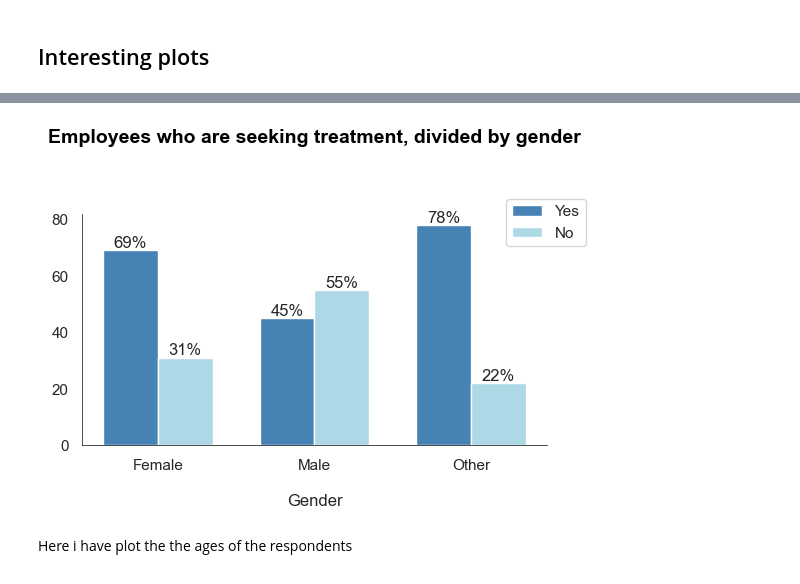
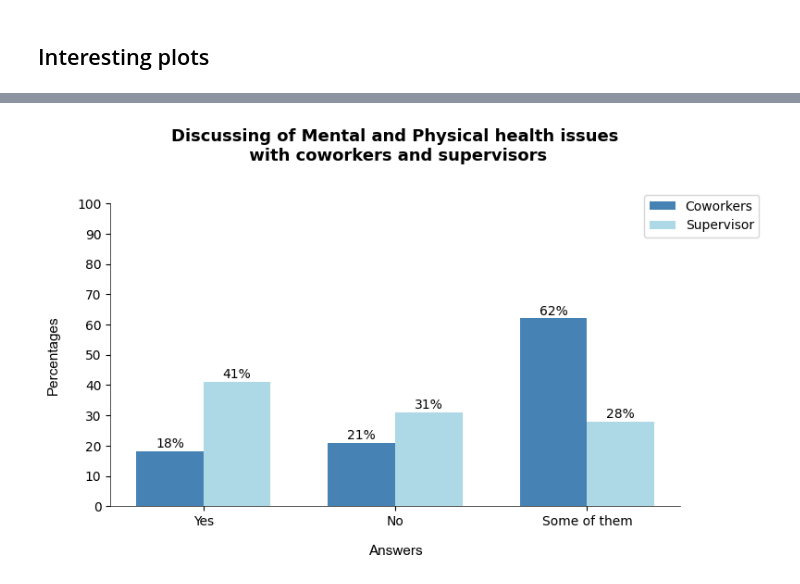
Before and after one commit to EmmaTosato/Programming_Project, a Jupyter notebook: jupyter_project.ipynb, the cells around one changed output, grey strips where cells are left out. Saved outputs shown, nothing was run; the diff lists cells and outputs as text; code cells hidden in the pictures.

Commit message:
Making plots

```diff
--- a/jupyter_project.ipynb
+++ b/jupyter_project.ipynb
@@ -444,59 +640,40 @@ In this view, men are considerd strong and less emotional than women, so they ar
 # %%
-# Group by and computing percents
-df_gender_treatment = mental_health_df.groupby(['gender', 'treatment'])['treatment'].count().unstack(0)
+# Data
+co = mental_health_df['coworkers'].value_counts().reindex(index= mental_health_df['coworkers'].value_counts().index[::-1])
+sup = mental_health_df['supervisor'].value_counts()
 
-# Percent have values in this order : Female, Male, Other
-perc_yes = list()
-perc_no = list()
-for column in df_gender_treatment:
-    yes_values = df_gender_treatment[column].loc['Yes']
-    no_values = df_gender_treatment[column].loc['No']
-    total = df_gender_treatment[column].sum()
-    perc_yes.append(int(round((yes_values/ total) * 100)))
-    perc_no.append(int(round((no_values/ total) * 100)))
+labels = co.index.to_list()
+counts_co = list(map(lambda x: round((x/tot_rows)*100), co))
+counts_sup = list(map(lambda x: round((x/tot_rows)*100), sup))
 
+# The label locations
+x = np.arange(len(labels))
+width = 0.35
 
-# Bar Plot
-labels_gender = list(mental_health_df['gender'].unique())      # Female, Male, Other
-
-x = np.arange(len(labels_gender))  # the label locations
-width = 0.35  # the width of the bars
-
-fig1, ax1 = plt.subplots(figsize =(6, 3))
-ax1.bar(x - width/2, perc_yes, width, color= 'steelblue', label= 'Yes')
-ax1.bar(x + width/2, perc_no, width, color= 'lightblue', label ='No')
+# Plot
+fig1, ax1 = plt.subplots(figsize =(8, 5))
+ax1.bar(x - width/2, counts_co, width, color= 'steelblue', label= 'Coworkers')
+ax1.bar(x + width/2, counts_sup, width, color= 'lightblue', label ='Supervisor')
 
 # Labels, ticks
-ax1.set_xlabel("Gender", labelpad= 15.0, fontname="Arial", fontsize=12, fontweight = 'medium')
-ax1.set_xticks(x, labels_gender)
-ax1.xaxis.set_ticks_position('none')
+ax1.set_xlabel("Answers", labelpad= 13.0, fontname="Arial", fontsize=11, fontweight = 'medium')
+ax1.set_ylabel("Percentages", labelpad= 13.0, fontname="Arial", fontsize=11, fontweight = 'medium')
+ax1.set_xticks(x, labels)
+ax1.set_yticks(np.arange(0,101, 10))
 
+# Percentages
 for p in ax1.patches:
    height = p.get_height()
-   ax1.text(x=p.get_x() + p.get_width() / 2, y=height+ 1.0,
-      s="{}%".format(height),
-      ha='center')
+   ax1.annotate("{}%".format(height), (p.get_x() + p.get_width() / 2, height+ 1.25), ha='center')
 
-# Grid
-ax1.grid(False)
-
-# Spines
-ax1.spines['top'].set_visible(False)
-ax1.spines['right'].set_visible(False)
-
-for d in ['bottom', 'left']:
-    ax1.spines[d].set_linewidth(.5)
-    ax1.spines[d].set_color('black')
-
-# Title
-ax1.set_title('Employees who are seeking treatment, divided by gender', fontsize= 14, fontweight= 'heavy', color = 'black', y=1.25, pad=10)
+# Titles
+ax1.set_title("Discussing of Mental and Physical health issues\n with coworkers and supervisors", fontsize= 13, fontweight= 'heavy', color = 'black', y=1.1, pad=10)
 
 # Legend
-ax1.legend(loc = 'upper right', bbox_to_anchor=(0.6, 0.6, 0.5, 0.5))
+ax1.legend(loc = 'upper right', bbox_to_anchor=(0.65, 0.55, 0.5, 0.5))
 
-# show
+# Show
+plt.tight_layout()
 plt.show()
 # %% [output]
-[figure, old version]
+[figure, new version]
-# %% [markdown]
-Here i have plot the the ages of the respondents
```
Also changed, not shown: parts of 13 cells of this notebook.
